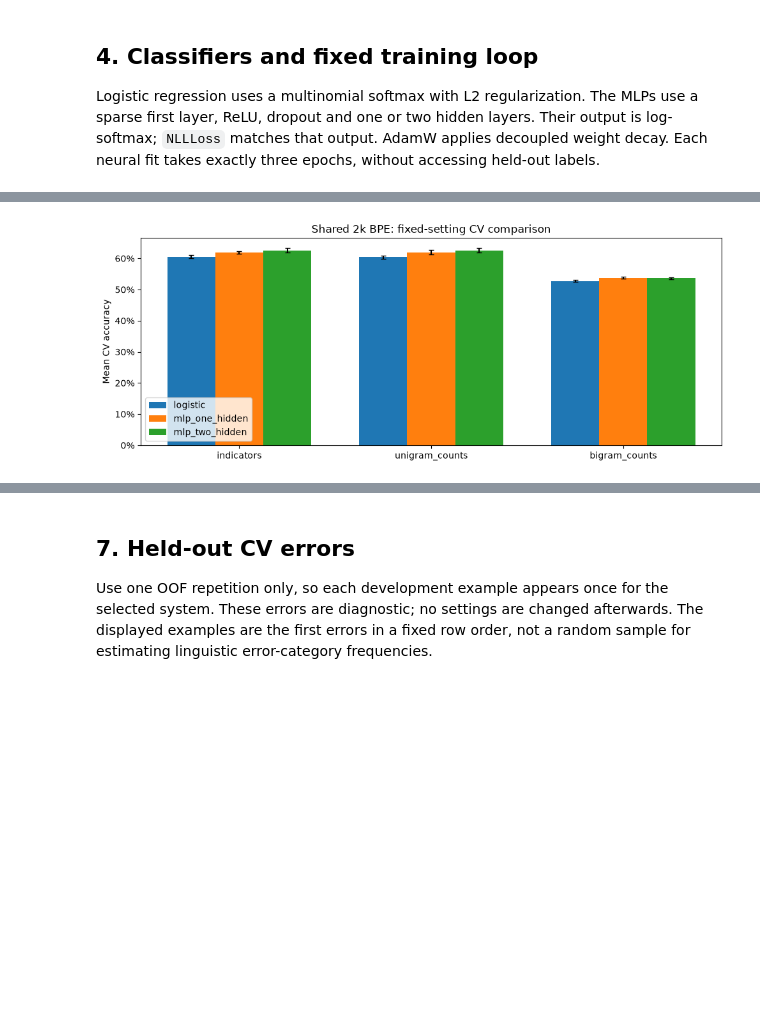
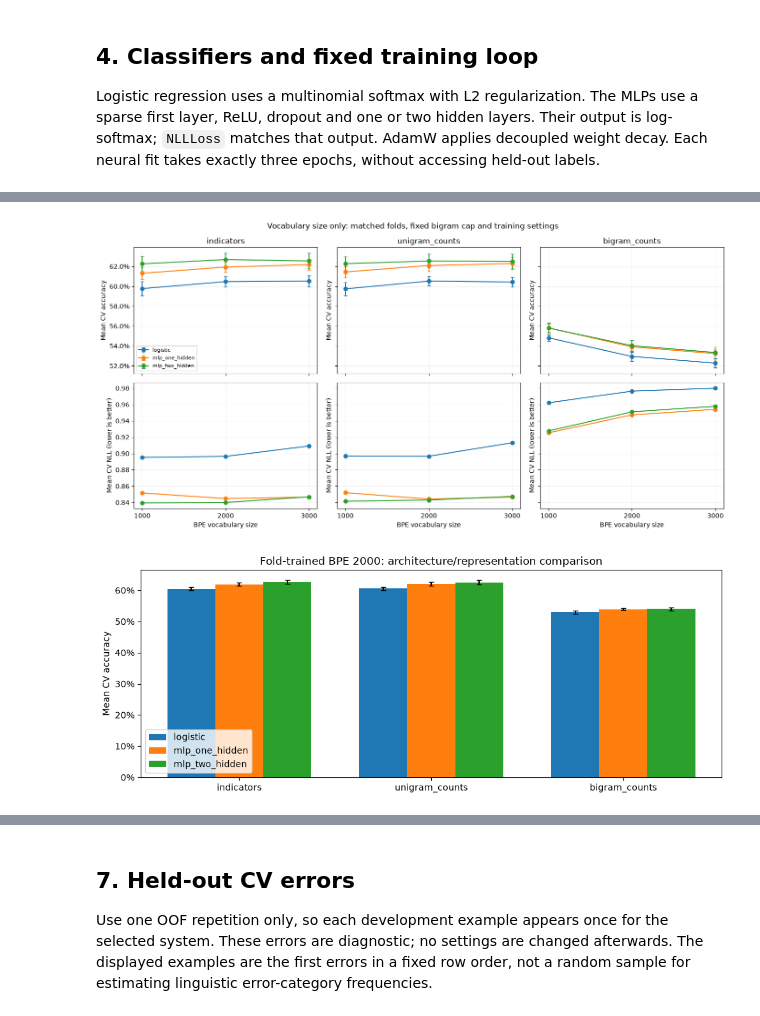
Before and after one commit to liangzaitz/nlp1-student-gp57, a Jupyter notebook: part1/practical_1.ipynb, the cells around one changed output, grey strips where cells are left out. Cells and saved outputs as stored; diff of their text form; code cells hidden in the pictures; blank space fills up the shorter version.

```diff
--- a/part1/practical_1.ipynb
+++ b/part1/practical_1.ipynb
@@ -241,11 +242,11 @@ bigram inventory from its training partition only.
 # %%
-def fit_tokenizer(training_text, config=BASE):
+def fit_tokenizer(training_text, vocab_size, config=BASE):
     tokenizer = Tokenizer(BPE(unk_token="[UNK]"))
     tokenizer.pre_tokenizer = Metaspace(
         replacement="▁", prepend_scheme="always", split=True
     )
     trainer = BpeTrainer(
-        vocab_size=config["vocab_size"],
+        vocab_size=vocab_size,
         min_frequency=config["bpe_min_frequency"],
         special_tokens=["[UNK]"],
         show_progress=False,
@@ -317,16 +318,3 @@ def feature_matrix(encoder, tokens, representation):
             raise ValueError(f"Unknown representation: {representation}")
         blocks.append(block)
     return sparse.hstack(blocks, format="csr", dtype=np.float32)
-# %%
-bpe_started = perf_counter()
-tokenizer = fit_tokenizer(development[["premise", "hypothesis"]])
-tokenizer_snapshot = tokenizer.to_str()
-bpe_seconds = perf_counter() - bpe_started
-
-display(pd.DataFrame([{
-    "BPE training rows": len(development),
-    "target vocabulary": BASE["vocab_size"],
-    "actual vocabulary": tokenizer.get_vocab_size(),
-    "test rows used": 0,
-    "seconds": bpe_seconds,
-}]))
@@ -559,20 +661,42 @@ CV elapsed: 3.51 minutes
 # %%
+fig, axes = plt.subplots(2, 3, figsize=(14, 7), sharex=True, sharey="row")
+for column, representation in enumerate(REPRESENTATIONS):
+    for classifier in CLASSIFIERS:
+        rows = cv_summary.loc[
+            cv_summary.representation.eq(representation) & cv_summary.classifier.eq(classifier)
+        ].sort_values("vocab_size")
+        axes[0, column].errorbar(rows.vocab_size, rows.cv_accuracy, yerr=rows.accuracy_std,
+                                 marker="o", capsize=3, label=classifier)
+        axes[1, column].plot(rows.vocab_size, rows.cv_nll, marker="o", label=classifier)
+    axes[0, column].set(title=representation, ylabel="Mean CV accuracy")
+    axes[0, column].yaxis.set_major_formatter(PercentFormatter(1))
+    axes[1, column].set(xlabel="BPE vocabulary size", ylabel="Mean CV NLL (lower is better)",
+                        xticks=BASE["vocab_sizes"])
+    for ax in axes[:, column]:
+        ax.grid(alpha=0.2)
+axes[0, 0].legend(fontsize=8)
+fig.suptitle("Vocabulary size only: matched folds, fixed bigram cap and training settings")
+fig.tight_layout()
+save_figure(fig, "vocabulary_effect")
+plt.show()
+
 fig, ax = plt.subplots(figsize=(10, 4))
 positions = np.arange(len(REPRESENTATIONS))
 for offset, classifier in enumerate(CLASSIFIERS):
-    rows = cv_summary.loc[cv_summary.classifier.eq(classifier)].set_index("representation")
+    rows = selected_summary.loc[selected_summary.classifier.eq(classifier)].set_index("representation")
     rows = rows.loc[REPRESENTATIONS]
     ax.bar(positions + (offset - 1) * 0.25, rows.cv_accuracy, width=0.25,
            yerr=rows.accuracy_std, capsize=3, label=classifier)
-ax.set(xticks=positions, xticklabels=REPRESENTATIONS,
-       ylabel="Mean CV accuracy", title="Shared 2k BPE: fixed-setting CV comparison")
+ax.set(xticks=positions, xticklabels=REPRESENTATIONS, ylabel="Mean CV accuracy",
+       title=f"Fold-trained BPE {selected_vocab}: architecture/representation comparison")
 ax.yaxis.set_major_formatter(PercentFormatter(1))
 ax.legend()
 fig.tight_layout()
 save_figure(fig, "cv_accuracy")
 plt.show()
 # %% [output]
-[figure, old version]
+[figure, new version]
+[figure, added]
 # %% [markdown]
 ## 6. Bayesian comparisons and ROPE sensitivity
 
```
Also changed, not shown: parts of 30 cells of this notebook, 26 other files.
